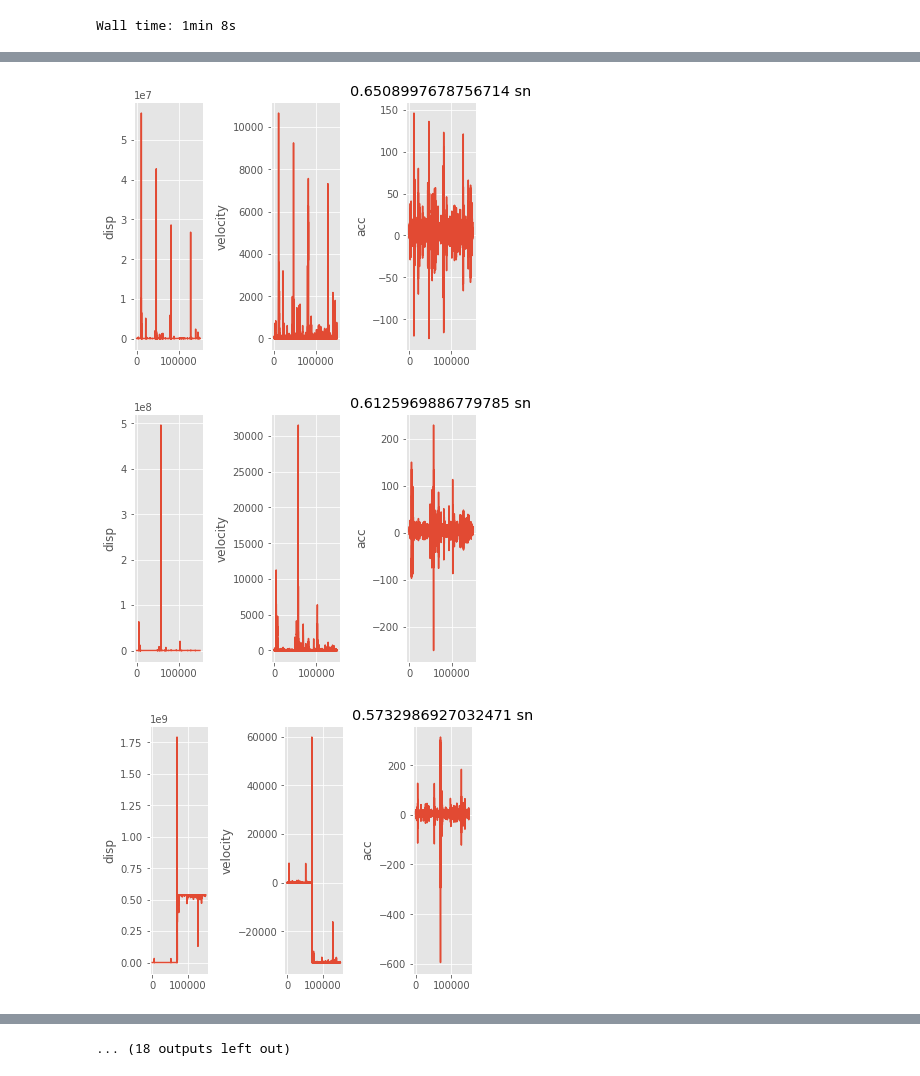
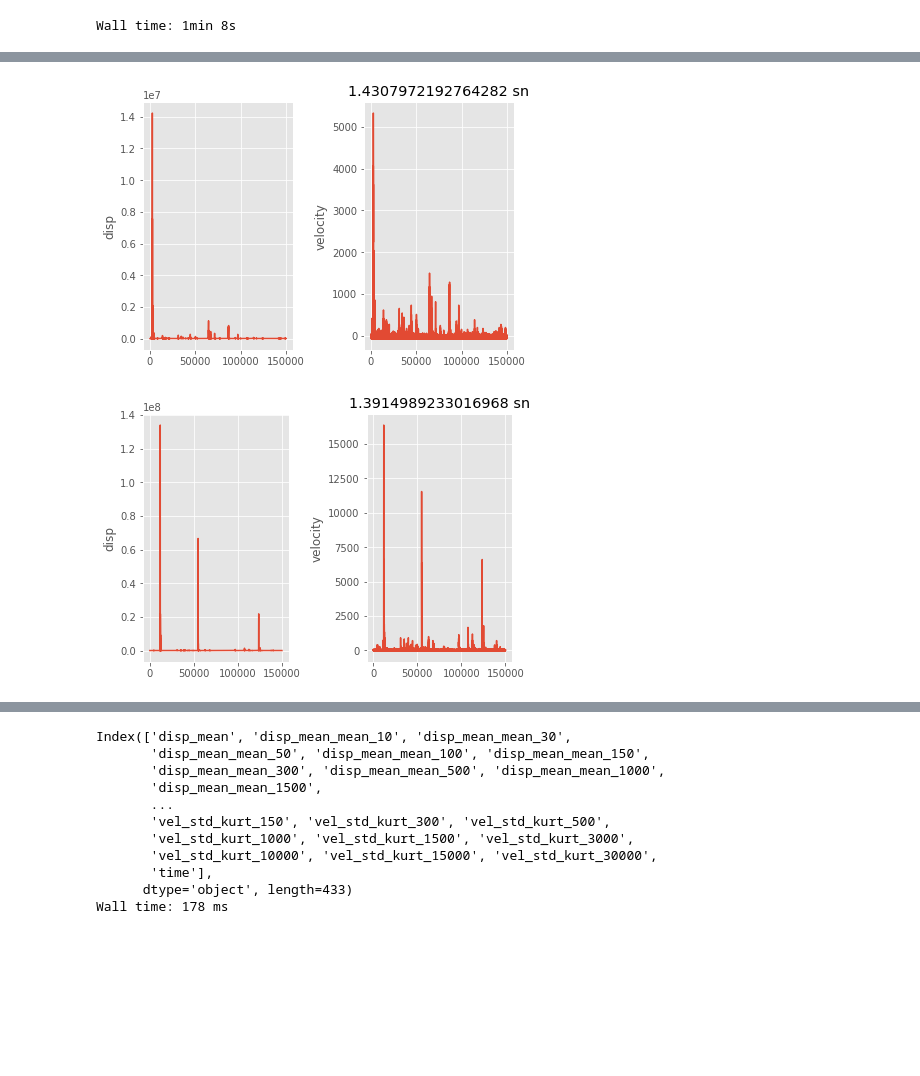
Before and after one commit to ogu83/MachineLearningPythonExercise, a Jupyter notebook: LANLEarthquakePrediction/EQScienceKernel.ipynb, the cells around one changed output, grey strips where cells are left out. Saved outputs shown, nothing was run; the diff lists cells and outputs as text; code cells hidden in the pictures; blank space fills up the shorter version.

```diff
--- a/LANLEarthquakePrediction/EQScienceKernel.ipynb
+++ b/LANLEarthquakePrediction/EQScienceKernel.ipynb
@@ -65,7 +65,7 @@ Wall time: 2 ms
 df_train = pd.DataFrame(index=range(segments), columns=['time','acc','vel','disp'])
 last_vel = 0
 last_disp = 0
-for segment in tqdm(range(segments)):
+for segment in range(segments):
     seg = df.iloc[segment*rows:segment*rows+rows]
 
     time = seg['time_to_failure'].values[-1]
@@ -118,23 +105,22 @@ array([1.3914989], dtype=object)
 # %%
-for i in range(20,50):
+for i in range(0,2):
     fig = plt.figure(constrained_layout=True)
-    gs = gridspec.GridSpec(1, 3, figure=fig)
+    gs = gridspec.GridSpec(1, 2, figure=fig)
 
     ax = fig.add_subplot(gs[0, 0])
     ax.plot(df_train[i:i+1]["disp"].values[0])
     ax.set_ylabel('disp')
 
     ax1 = fig.add_subplot(gs[0, 1])
     ax1.plot(df_train[i:i+1]["vel"].values[0])
     ax1.set_ylabel('velocity')
 
-    ax2 = fig.add_subplot(gs[0, 2])
-    ax2.plot(df_train[i:i+1]["acc"].values[0])
-    ax2.set_ylabel('acc')
+    #ax2 = fig.add_subplot(gs[0, 2])
+    #ax2.plot(df_train[i:i+1]["acc"].values[0])
+    #ax2.set_ylabel('acc')
 
     plt.title(f'{df_train[i:i+1]["time"].values[0]} sn')
     plt.show()
 # %% [output]
-[figure, old version]
+[figure, new version]
-[figure, old version]
+[figure, new version]
-[figure, removed]
@@ -150 +127,35 @@ for i in range(20,50):
-... (18 outputs left out)
+# %%
+%%time
+windows = [10, 30, 50, 100, 150, 300, 500, 1000, 1500, 3000, 10000, 15000, 30000]
+
+def get_column_names():
+    keys = list(['disp','vel'])
+    functions = list(['mean','median','max','std','var','sum','skew','kurt'])
+    window_keys = ['mean','std']
+    additional = []
+    columns=[]
+    for k in keys:
+        for f in functions:
+            columns.append(f"{k}_{f}")
+            for wk in window_keys:
+                for w in windows:
+                    columns.append(f"{k}_{wk}_{f}_{w}")
+
+    return columns
+
+df_train_sum = pd.DataFrame(index=range(segments), columns=get_column_names())
+df_train_sum["time"] = df_train["time"]
+
+print((df_train_sum.columns))
+# %% [output]
+Index(['disp_mean', 'disp_mean_mean_10', 'disp_mean_mean_30',
+       'disp_mean_mean_50', 'disp_mean_mean_100', 'disp_mean_mean_150',
+       'disp_mean_mean_300', 'disp_mean_mean_500', 'disp_mean_mean_1000',
+       'disp_mean_mean_1500',
+       ...
+       'vel_std_kurt_150', 'vel_std_kurt_300', 'vel_std_kurt_500',
+       'vel_std_kurt_1000', 'vel_std_kurt_1500', 'vel_std_kurt_3000',
+       'vel_std_kurt_10000', 'vel_std_kurt_15000', 'vel_std_kurt_30000',
+       'time'],
+      dtype='object', length=433)
+Wall time: 178 ms
```
Also changed, not shown: parts of 6 cells of this notebook, 2 other files.
